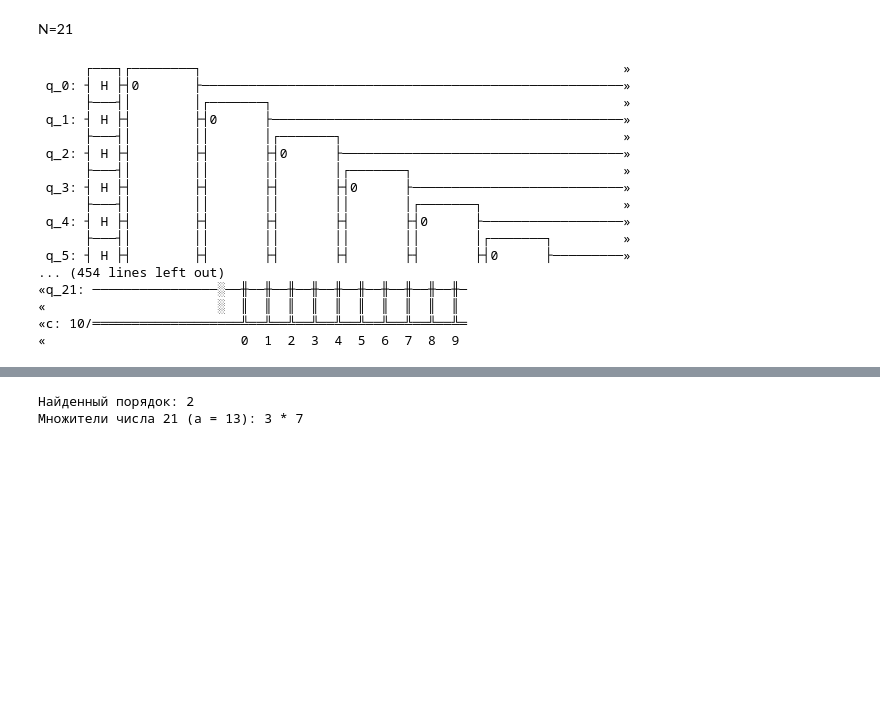
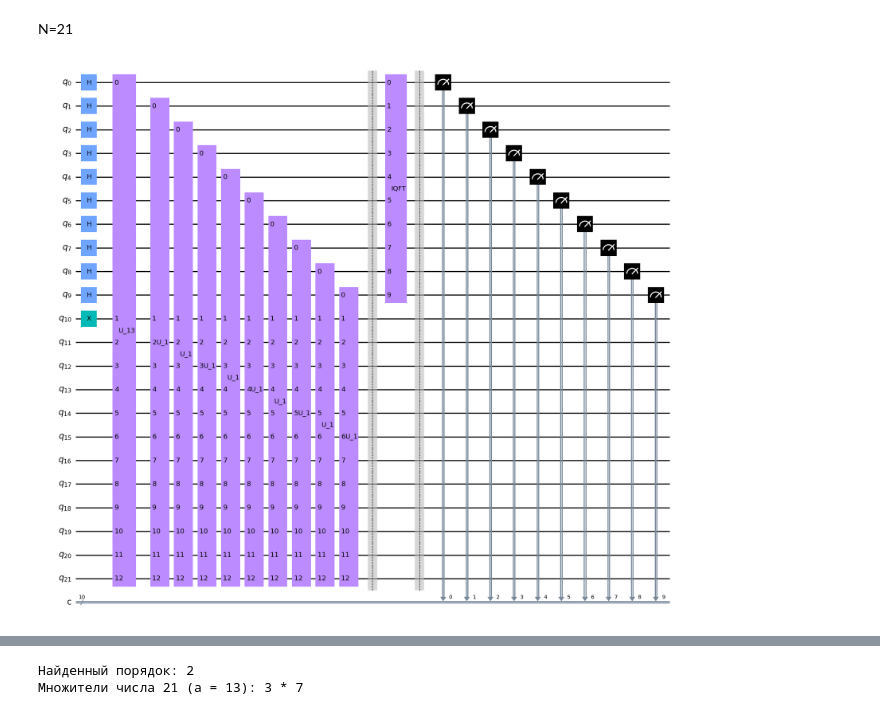
Before and after one commit to Bogdashkin-s-e/Quantum_Shor-s-algorithm_Qiskit, a Jupyter notebook: shor.ipynb, the cells around one changed output, grey strips where cells are left out. Cells and saved outputs as stored; diff of their text form; code cells hidden in the pictures; blank space fills up the shorter version.

```diff
--- a/shor.ipynb
+++ b/shor.ipynb
@@ -493,37 +486,22 @@ N=21
 # %%
 a = 13
 N = 21
 n = 5
 N_COUNT = n*2
 qc = qiskit.QuantumCircuit(4*n+2,N_COUNT) # 4*n+2 size for complete input bits, 2*n (N_COUNT) size of the control qubits which will also be measured
 for h in range(N_COUNT):
     qc.h(h)
 qc.x(N_COUNT)
 for control in range(N_COUNT):
     qc.append(U_a_gate(n,dezToBin(modular_exponentiation(a, 2**control, N),n+1),dezToBin(N,n+1)),[control] + list(range(N_COUNT,4*n+2)))
 qc.barrier()
-myQFT(qc,list(reversed(range(0,N_COUNT))),inverse = True,swaps = True)
+qft_dag = QFT(num_qubits=N_COUNT, inverse=True, do_swaps=True).to_instruction()
+qc.append(qft_dag, range(N_COUNT))
 qc.barrier()
 qc.measure(range(N_COUNT),range(N_COUNT))
-qc.draw()
+qc.draw('mpl', fold=100)
 # %% [output]
-      ┌───┐┌────────┐                                                      »
- q_0: ┤ H ├┤0       ├──────────────────────────────────────────────────────»
-      ├───┤│        │┌───────┐                                             »
- q_1: ┤ H ├┤        ├┤0      ├─────────────────────────────────────────────»
-      ├───┤│        ││       │┌───────┐                                    »
- q_2: ┤ H ├┤        ├┤       ├┤0      ├────────────────────────────────────»
-      ├───┤│        ││       ││       │┌───────┐                           »
- q_3: ┤ H ├┤        ├┤       ├┤       ├┤0      ├───────────────────────────»
-      ├───┤│        ││       ││       ││       │┌───────┐                  »
- q_4: ┤ H ├┤        ├┤       ├┤       ├┤       ├┤0      ├──────────────────»
-      ├───┤│        ││       ││       ││       ││       │┌───────┐         »
- q_5: ┤ H ├┤        ├┤       ├┤       ├┤       ├┤       ├┤0      ├─────────»
-... (454 lines left out)
-«q_21: ────────────────░──╫──╫──╫──╫──╫──╫──╫──╫──╫──╫─
-«                      ░  ║  ║  ║  ║  ║  ║  ║  ║  ║  ║
-«c: 10/═══════════════════╩══╩══╩══╩══╩══╩══╩══╩══╩══╩═
-«                         0  1  2  3  4  5  6  7  8  9
+[figure, added]
 # %%
 simulator = qiskit.Aer.get_backend('aer_simulator')
 counts = qiskit.execute(qc, backend=simulator, shots=10000).result().get_counts(qc)
```
Also changed, not shown: parts of 9 cells of this notebook.
